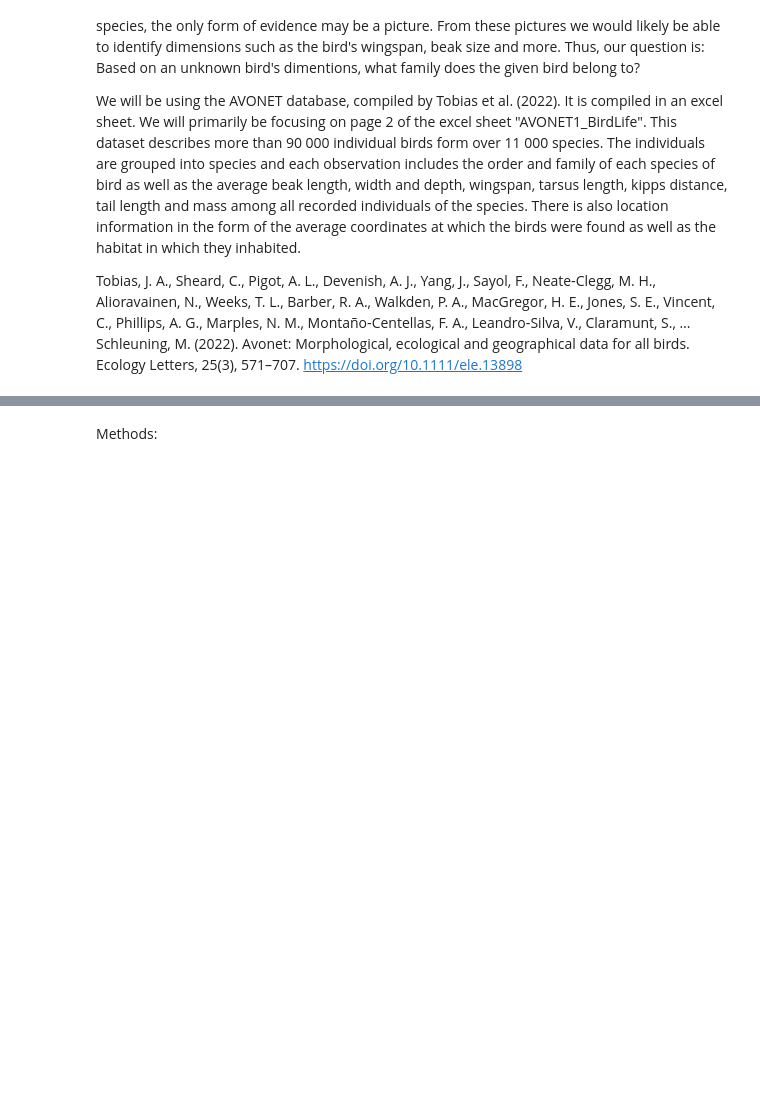
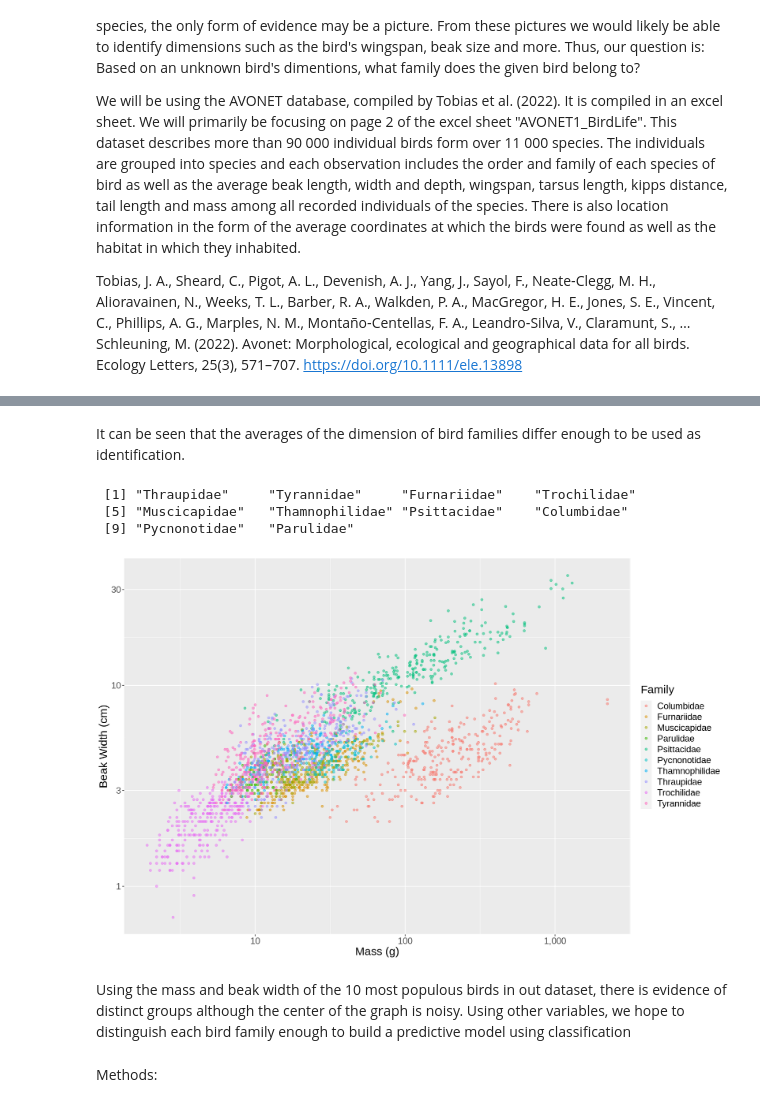
Before and after one commit to danizenarosa/Model-for-Avian-Taxonomical-Family-Prediction, a Jupyter notebook: Birds Analysis.ipynb, the cells around one changed output, grey strips where cells are left out. Saved outputs shown, nothing was run; the diff lists cells and outputs as text; code cells hidden in the pictures; blank space fills up the shorter version.

Commit message:
Adding Graphs and Commentary

```diff
--- a/Birds Analysis.ipynb
+++ b/Birds Analysis.ipynb
@@ -7,3 +7,22 @@ Based on an unknown bird's dimentions, what family does the given bird belong to
 We will be using the AVONET database, compiled by Tobias et al. (2022). It is compiled in an excel sheet. We will primarily be focusing on page 2 of the excel sheet "AVONET1_BirdLife". This dataset describes more than 90 000 individual birds form over 11 000 species. The individuals are grouped into species and each observation includes the order and family of each species of bird as well as the average beak length, width and depth, wingspan, tarsus length, kipps distance, tail length and mass among all recorded individuals of the species. There is also location information in the form of the average coordinates at which the birds were found as well as the habitat in which they inhabited.
 
 Tobias, J. A., Sheard, C., Pigot, A. L., Devenish, A. J., Yang, J., Sayol, F., Neate‐Clegg, M. H., Alioravainen, N., Weeks, T. L., Barber, R. A., Walkden, P. A., MacGregor, H. E., Jones, S. E., Vincent, C., Phillips, A. G., Marples, N. M., Montaño‐Centellas, F. A., Leandro‐Silva, V., Claramunt, S., … Schleuning, M. (2022). Avonet: Morphological, ecological and geographical data for all birds. Ecology Letters, 25(3), 571–707. https://doi.org/10.1111/ele.13898
+# %%
+library(repr)
+library(tidyverse)
+library(tidymodels)
+library(readxl)
+library(httr)
+
+packageVersion("readxl")
+# [1] ‘0.1.1’
+url = "https://github.com/danizenarosa/dsci-100-grp43/raw/main/data/birds.xlsx"
+GET(url, write_disk(tf <- tempfile(fileext = ".xlsx")))
+birds_data <- read_excel(tf, 2)
+
+birds_count <- select(birds_data, Family1, Total.individuals, Beak.Length_Culmen:Mass) |>
+    group_by( Family1) |>
+    summarize(count = sum(Total.individuals), across(Beak.Length_Culmen:Mass, mean)) |>
+    arrange(count = desc(count)) |>
+    slice(1:10)
+birds_count
@@ -10,3 +70,32 @@ Tobias, J. A., Sheard, C., Pigot, A. L., Devenish, A. J., Yang, J., Sayol, F., N
+# %% [markdown]
+It can be seen that the averages of the dimension of bird families differ enough to be used as identification.
+# %%
+set.seed(1)
+options(repr.plot.height = 9, repr.plot.width = 14)
+
+birds_top_10 <- birds_count |>
+    pull(Family1)
+birds_top_10
+
+birds_data_pruned <- filter(birds_data, Family1 %in% birds_top_10)
+
+split_birds <- initial_split(birds_data_pruned, prop = 0.75, strata = Family1)
+training_birds <- training(split_birds)
+test_birds <- testing(split_birds)
+
+ggplot(training_birds, aes(x = Mass, y = Beak.Width, color = Family1)) +
+    geom_point(alpha = .5) +
+    labs(x = "Mass (g)", y = "Beak Width (cm)", color= "Family") +
+    scale_x_log10(labels = label_comma()) +
+    scale_y_log10(labels = label_comma()) +
+    theme(text = element_text(size = 18))
+# %% [output]
+ [1] "Thraupidae"     "Tyrannidae"     "Furnariidae"    "Trochilidae"
+ [5] "Muscicapidae"   "Thamnophilidae" "Psittacidae"    "Columbidae"
+ [9] "Pycnonotidae"   "Parulidae"
+[figure, added]
+# %% [markdown]
+Using the mass and beak width of the 10 most populous birds in out dataset, there is evidence of distinct groups although the center of the graph is noisy. Using other variables, we hope to distinguish each bird family enough to build a predictive model using classification
 # %% [markdown]
 Methods:
 # %% [markdown]
```
Also changed, not shown: parts of 7 cells of this notebook.
